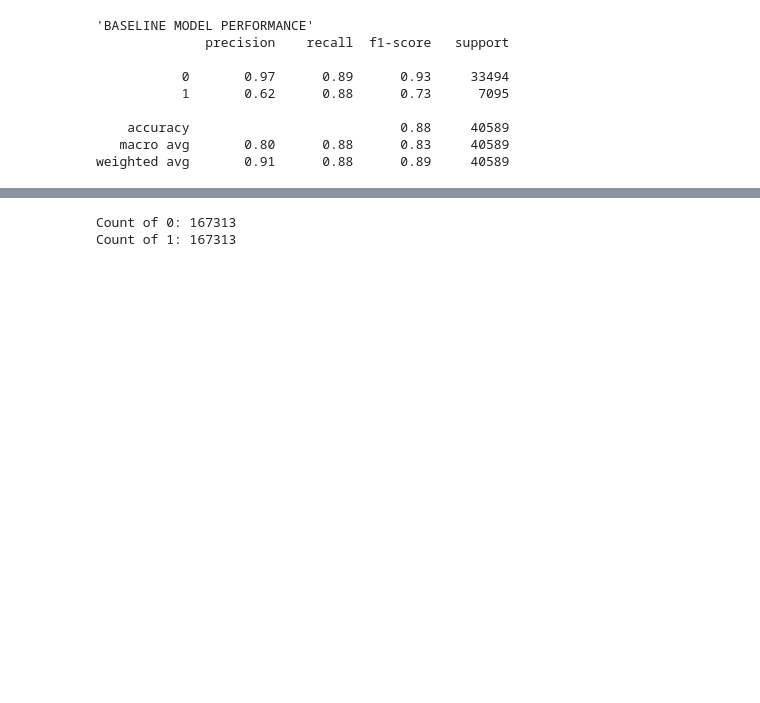
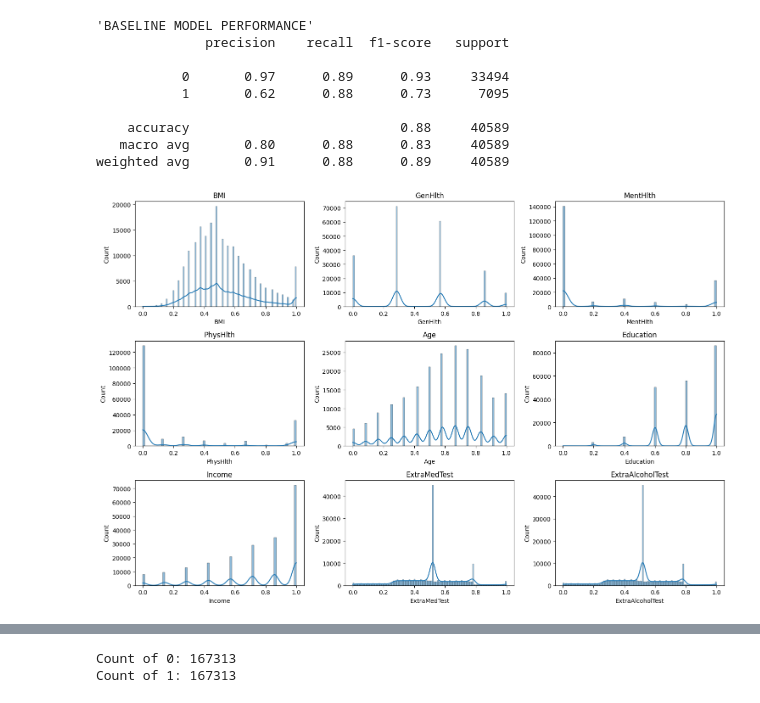
Before and after one commit to NgDK27/ML-A1, a Jupyter notebook: notebooks/2.Data_Processing.ipynb, the cells around one changed output, grey strips where cells are left out. Drawn from its saved outputs; the diff is of its cells as text; code cells hidden in the pictures; blank space fills up the shorter version.

```diff
--- a/notebooks/2.Data_Processing.ipynb
+++ b/notebooks/2.Data_Processing.ipynb
@@ -17,3 +19,15 @@ print(df_train.shape)
 # %%
 df_X = df_train.drop(["Status"], axis=1)
 df_y = df_train[["Status"]]
+# %%
+# Specify the same range for ExtraMedTest and ExtraAlcoholTest
+lower_bound = -100
+upper_bound = 100
+
+# Check for values outside the specified range for both ExtraMedTest and ExtraAlcoholTest in df_train
+out_of_range_both_train = df_train[(df_train['ExtraMedTest'] < lower_bound) | (df_train['ExtraMedTest'] > upper_bound) |
+                                   (df_train['ExtraAlcoholTest'] < lower_bound) | (df_train['ExtraAlcoholTest'] > upper_bound)]
+
+# Check for values outside the specified range for both ExtraMedTest and ExtraAlcoholTest in df_test
+out_of_range_both_test = df_test[(df_test['ExtraMedTest'] < lower_bound) | (df_test['ExtraMedTest'] > upper_bound) |
+                                 (df_test['ExtraAlcoholTest'] < lower_bound) | (df_test['ExtraAlcoholTest'] > upper_bound)]
@@ -76,10 +103,27 @@ for col in df_train.columns:
     df_train[col] = np.where(df_train[col] > upper_bound, upper_bound, df_train[col])
 # %%
 
-scaler = StandardScaler()
-for col in df_train.columns:
-    if col == "Status":
-        continue
+# scaler = StandardScaler()
+# for col in df_train.columns:
+#     if col == "Status":
+#         continue
 
-    df_train[[col]] = scaler.fit_transform(df_train[[col]])
-    df_test[[col]] = scaler.fit_transform(df_test[[col]])
+#     df_train[[col]] = scaler.fit_transform(df_train[[col]])
+#     df_test[[col]] = scaler.fit_transform(df_test[[col]])
+# %%
+numerical_features = ['BMI', 'GenHlth', 'MentHlth', 'PhysHlth', 'Age', 'Education', 'Income',
+                      'ExtraMedTest', 'ExtraAlcoholTest']
+
+scaler = MinMaxScaler()
+df_train[numerical_features] = scaler.fit_transform(df_train[numerical_features])
+df_test[numerical_features] = scaler.fit_transform(df_test[numerical_features])
+# Plot histograms for numerical features
+plt.figure(figsize=(15, 10))
+for i, feature in enumerate(numerical_features, 1):
+    plt.subplot(3, 3, i)
+    sns.histplot(df_train[feature], kde=True)
+    plt.title(feature)
+plt.tight_layout()
+plt.show()
+# %% [output]
+[figure, added]
```
Also changed, not shown: parts of 10 cells of this notebook, 8 other files.
